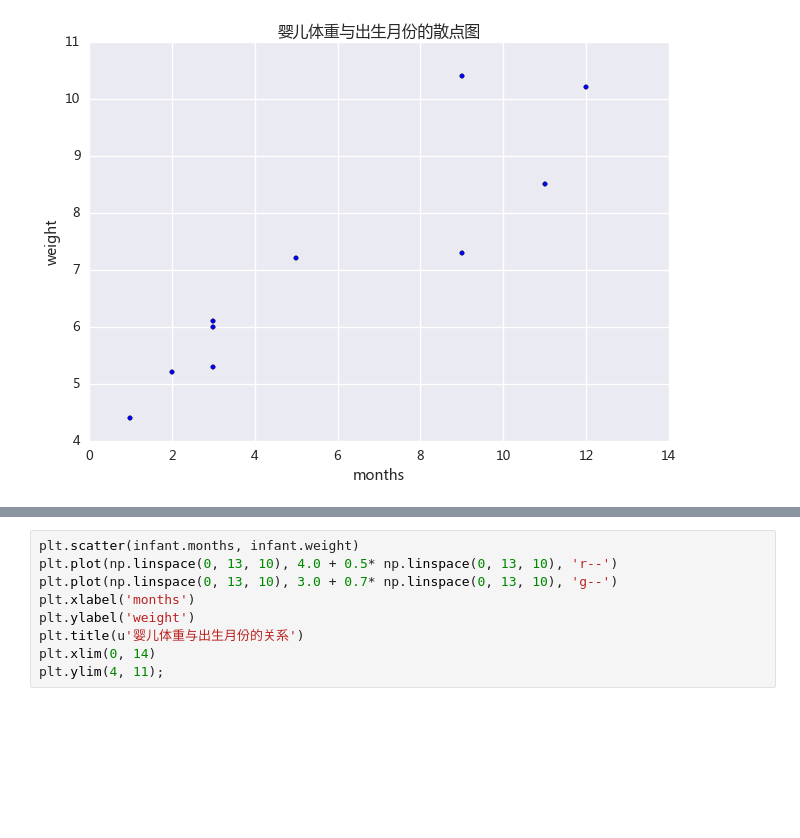
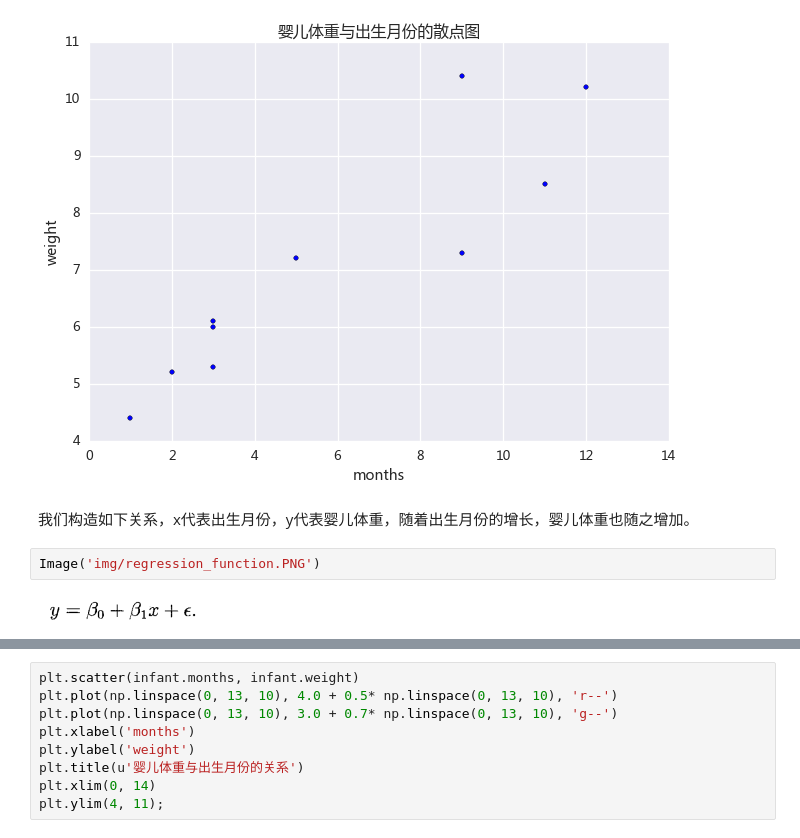
Before and after one commit to yishi/Data-Science-Series-in-Python, a Jupyter notebook: the_introduction_of_data_science_04.ipynb, the cells around one changed output, grey strips where cells are left out. Cells and saved outputs as stored; diff of their text form; blank space fills up the shorter version.

```diff
--- a/the_introduction_of_data_science_04.ipynb
+++ b/the_introduction_of_data_science_04.ipynb
@@ -80,4 +80,10 @@ plt.ylabel('weight')
 plt.title(u'婴儿体重与出生月份的散点图');
 # %% [output]
 [figure]
+# %% [markdown]
+我们构造如下关系，x代表出生月份，y代表婴儿体重，随着出生月份的增长，婴儿体重也随之增加。
+# %%
+Image('img/regression_function.PNG')
+# %% [output]
+[figure, added]
 # %% [markdown]
```
Also changed, not shown: parts of 22 cells of this notebook.
